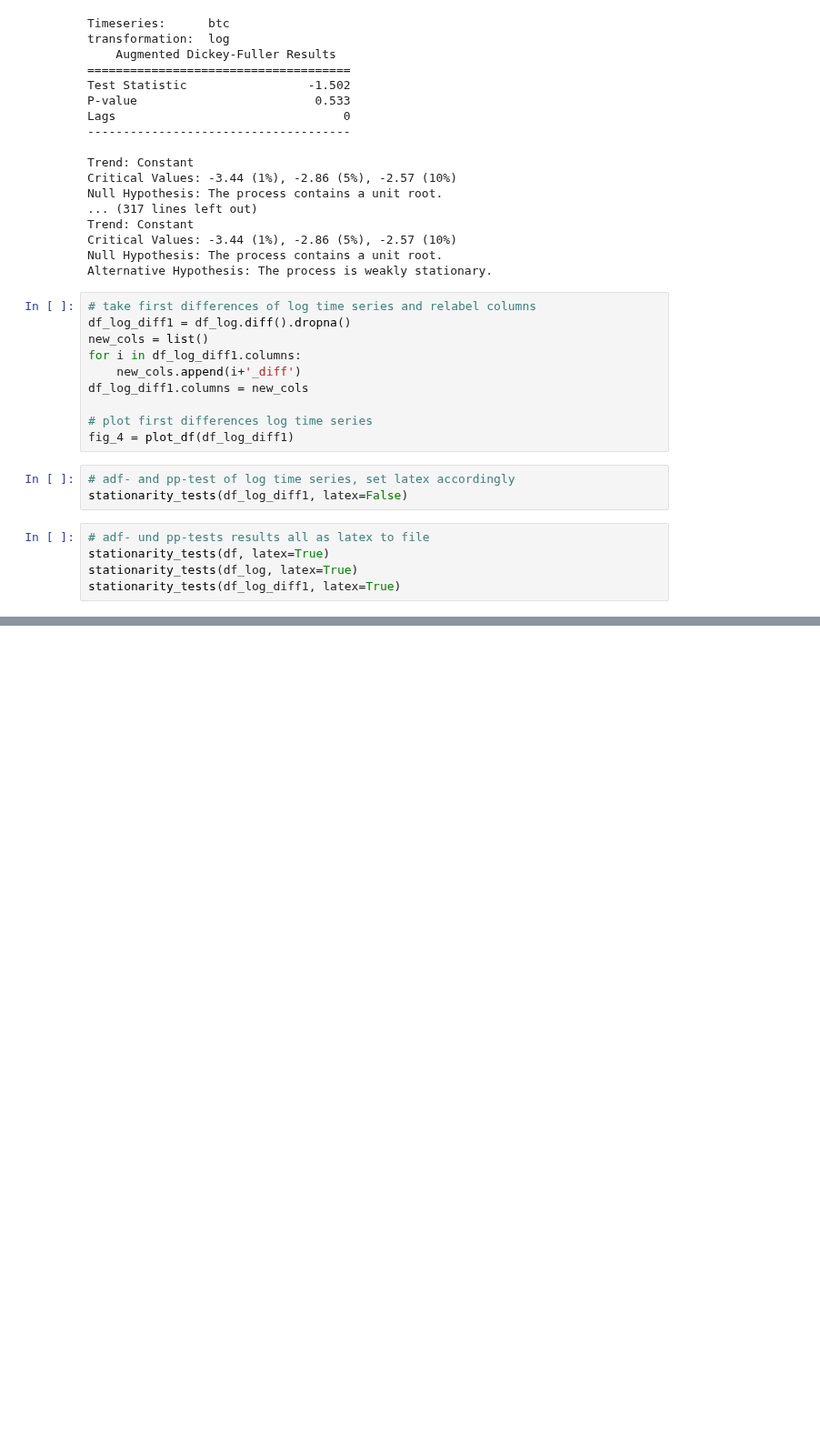
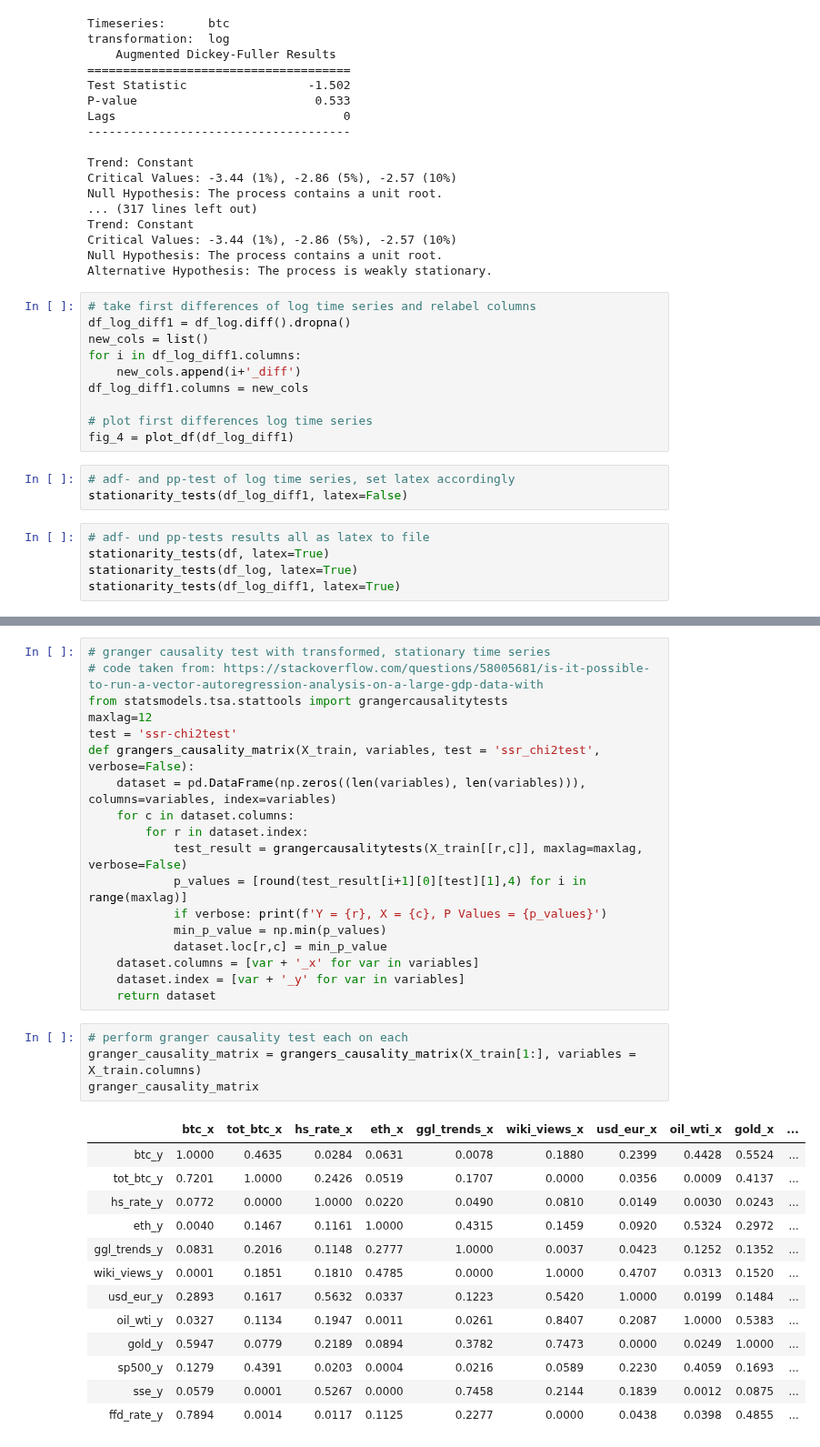
Before and after one commit to jochenmadler/BA_TimeSeriesAnalysis, a Jupyter notebook: M4.ipynb, the cells around one changed output, grey strips where cells are left out. Shown at 91% size. Saved outputs shown, nothing was run; the diff lists cells and outputs as text; blank space fills up the shorter version.

```diff
--- a/M4.ipynb
+++ b/M4.ipynb
@@ -258,0 +292,36 @@ stationarity_tests(df_log_diff1, latex=True)
+# %%
+# granger causality test with transformed, stationary time series
+# code taken from: https://stackoverflow.com/questions/58005681/is-it-possible-to-run-a-vector-autoregression-analysis-on-a-large-gdp-data-with
+from statsmodels.tsa.stattools import grangercausalitytests
+maxlag=12
+test = 'ssr-chi2test'
+def grangers_causality_matrix(X_train, variables, test = 'ssr_chi2test', verbose=False):
+    dataset = pd.DataFrame(np.zeros((len(variables), len(variables))), columns=variables, index=variables)
+    for c in dataset.columns:
+        for r in dataset.index:
+            test_result = grangercausalitytests(X_train[[r,c]], maxlag=maxlag, verbose=False)
+            p_values = [round(test_result[i+1][0][test][1],4) for i in range(maxlag)]
+            if verbose: print(f'Y = {r}, X = {c}, P Values = {p_values}')
+            min_p_value = np.min(p_values)
+            dataset.loc[r,c] = min_p_value
+    dataset.columns = [var + '_x' for var in variables]
+    dataset.index = [var + '_y' for var in variables]
+    return dataset
+# %%
+# perform granger causality test each on each
+granger_causality_matrix = grangers_causality_matrix(X_train[1:], variables = X_train.columns)
+granger_causality_matrix
+# %% [output]
+|  | btc_x | tot_btc_x | hs_rate_x | eth_x | ggl_trends_x | wiki_views_x | usd_eur_x | oil_wti_x | gold_x | ... |
+| btc_y | 1.0000 | 0.4635 | 0.0284 | 0.0631 | 0.0078 | 0.1880 | 0.2399 | 0.4428 | 0.5524 | ... |
+| tot_btc_y | 0.7201 | 1.0000 | 0.2426 | 0.0519 | 0.1707 | 0.0000 | 0.0356 | 0.0009 | 0.4137 | ... |
+| hs_rate_y | 0.0772 | 0.0000 | 1.0000 | 0.0220 | 0.0490 | 0.0810 | 0.0149 | 0.0030 | 0.0243 | ... |
+| eth_y | 0.0040 | 0.1467 | 0.1161 | 1.0000 | 0.4315 | 0.1459 | 0.0920 | 0.5324 | 0.2972 | ... |
+| ggl_trends_y | 0.0831 | 0.2016 | 0.1148 | 0.2777 | 1.0000 | 0.0037 | 0.0423 | 0.1252 | 0.1352 | ... |
+| wiki_views_y | 0.0001 | 0.1851 | 0.1810 | 0.4785 | 0.0000 | 1.0000 | 0.4707 | 0.0313 | 0.1520 | ... |
+| usd_eur_y | 0.2893 | 0.1617 | 0.5632 | 0.0337 | 0.1223 | 0.5420 | 1.0000 | 0.0199 | 0.1484 | ... |
+| oil_wti_y | 0.0327 | 0.1134 | 0.1947 | 0.0011 | 0.0261 | 0.8407 | 0.2087 | 1.0000 | 0.5383 | ... |
+| gold_y | 0.5947 | 0.0779 | 0.2189 | 0.0894 | 0.3782 | 0.7473 | 0.0000 | 0.0249 | 1.0000 | ... |
+| sp500_y | 0.1279 | 0.4391 | 0.0203 | 0.0004 | 0.0216 | 0.0589 | 0.2230 | 0.4059 | 0.1693 | ... |
+| sse_y | 0.0579 | 0.0001 | 0.5267 | 0.0000 | 0.7458 | 0.2144 | 0.1839 | 0.0012 | 0.0875 | ... |
+| ffd_rate_y | 0.7894 | 0.0014 | 0.0117 | 0.1125 | 0.2277 | 0.0000 | 0.0438 | 0.0398 | 0.4855 | ... |
```
Also changed, not shown: parts of 7 cells of this notebook, 2 other files.
